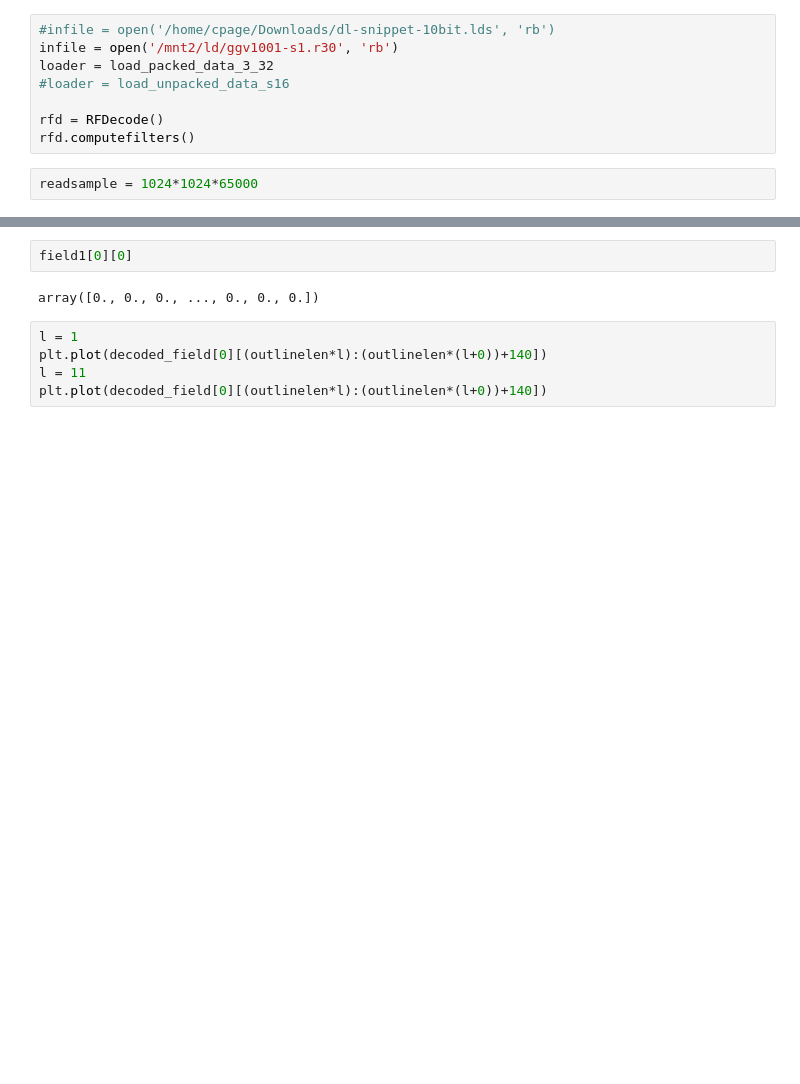
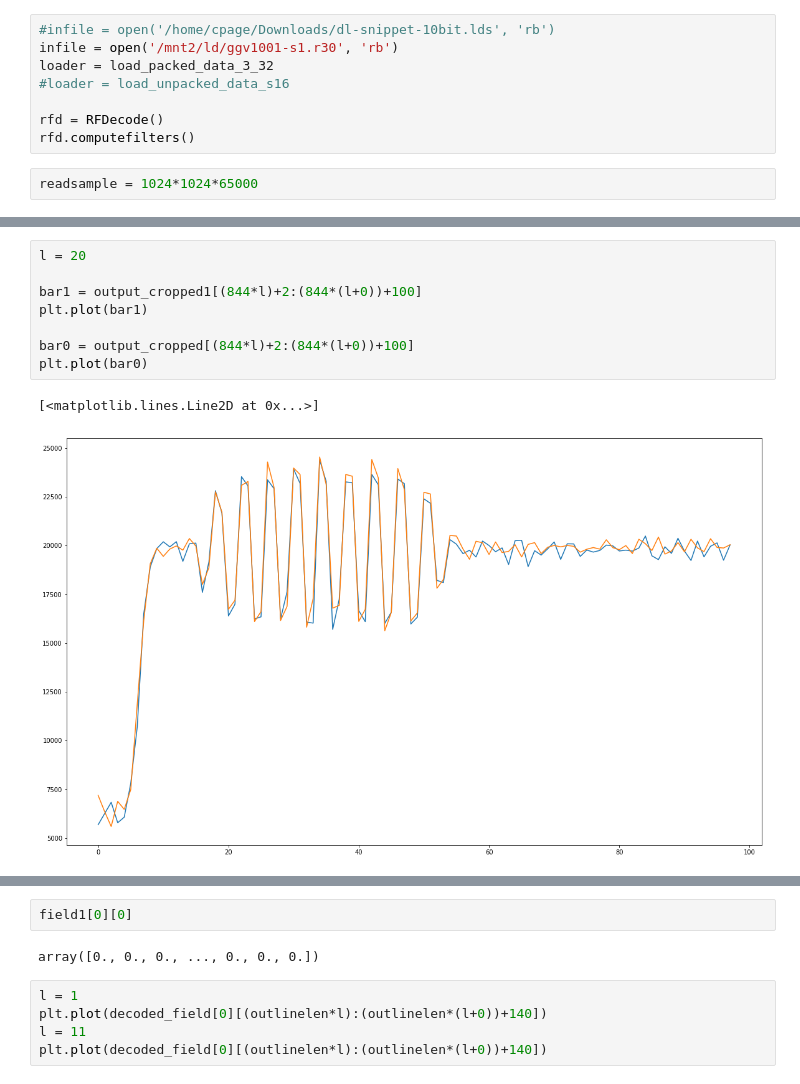
Before and after one commit to happycube/ld-decode, a Jupyter notebook: ld-decode-r1.ipynb, the cells around one changed output, grey strips where cells are left out. Drawn from its saved outputs; the diff is of its cells as text; blank space fills up the shorter version.

```diff
--- a/ld-decode-r1.ipynb
+++ b/ld-decode-r1.ipynb
@@ -867,0 +888,11 @@ IPython.display.Image("testx.png")
+# %%
+l = 20
+
+bar1 = output_cropped1[(844*l)+2:(844*(l+0))+100]
+plt.plot(bar1)
+
+bar0 = output_cropped[(844*l)+2:(844*(l+0))+100]
+plt.plot(bar0)
+# %% [output]
+[<matplotlib.lines.Line2D at 0x...>]
+[figure, added]
```
Also changed, not shown: parts of 8 cells of this notebook.
